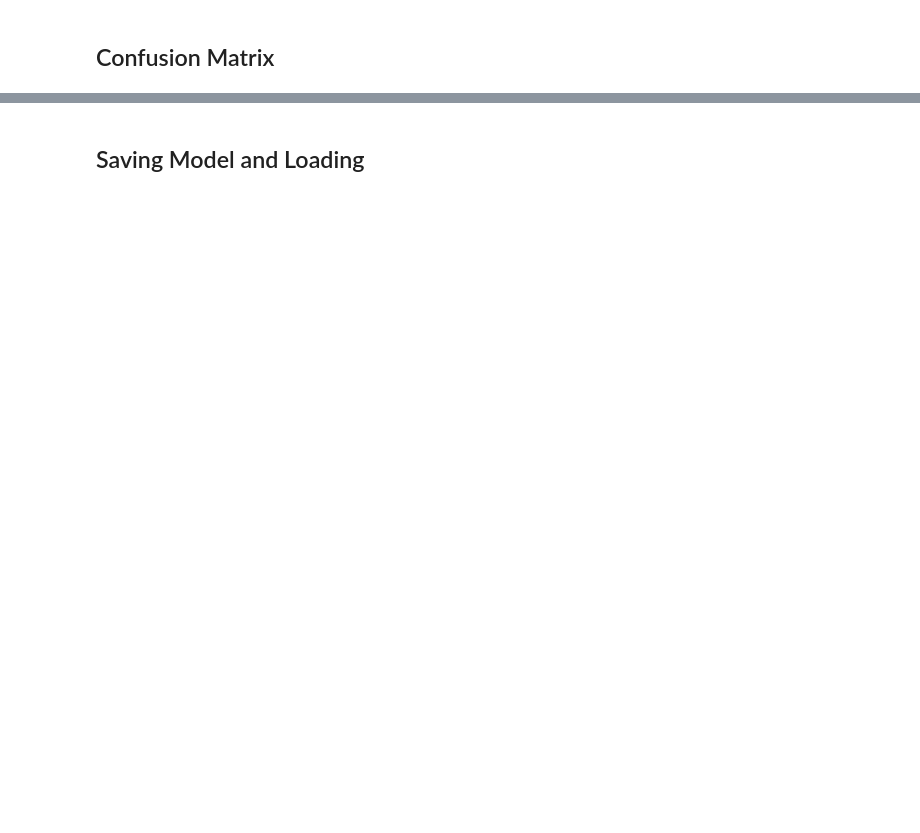
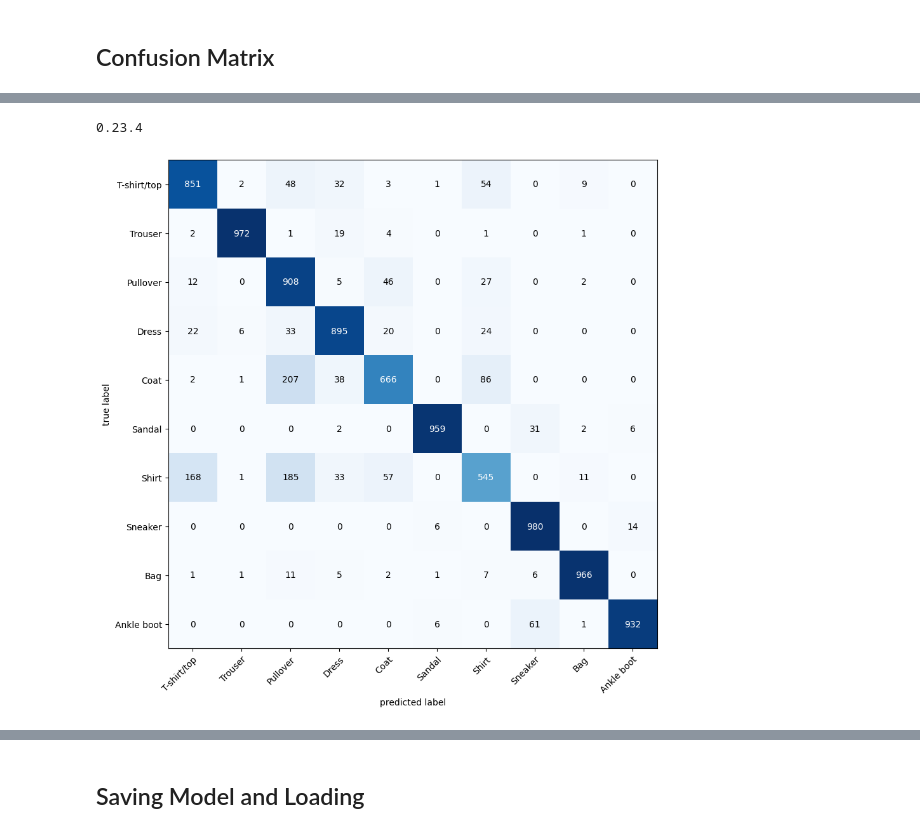
Before and after one commit to shushankai/pytroch-deep-learning, a Jupyter notebook: Lectures notebooks/CV_and_CNN.ipynb, the cells around one changed output, grey strips where cells are left out. Drawn from its saved outputs; the diff is of its cells as text; code cells hidden in the pictures; blank space fills up the shorter version.

```diff
--- a/Lectures notebooks/CV_and_CNN.ipynb
+++ b/Lectures notebooks/CV_and_CNN.ipynb
@@ -1521,2 +1518,16 @@ for i, sample in enumerate(test_sample):
 # %% [markdown]
 ## Confusion Matrix
+# %%
+def make_predictions(model, dataloader, device):
+    predictions_list = []
+    model.to(device)
+    with torch.inference_mode():
+        for X, y in tqdm(dataloader, desc="making predictions on the data ......"):
+            X, y = X.to(device), y.to(device)
+            logits = model(X)
+            preds = torch.softmax(logits,dim=1).argmax(1)
+            predictions_list.append(preds.cpu())
+    return predictions_list
+
+predictions = make_predictions(model = model_2, dataloader = test_dataloader, device=DEVICE)
+predictions = torch.cat(predictions)
@@ -1522,0 +1554,6 @@ for i, sample in enumerate(test_sample):
+# %%
+import mlxtend
+print(mlxtend.__version__)
+assert int(mlxtend.__version__.split(".")[1]) >= 19 # should be version 0.19.0 or higher
+# %% [output]
+0.23.4
@@ -1522,0 +1563,8 @@ for i, sample in enumerate(test_sample):
+# %%
+confusion_matrix = torchmetrics.ConfusionMatrix(task='multiclass', num_classes=10)
+
+result = confusion_matrix(predictions, test_data.targets)
+# %%
+fig , ax = plot_confusion_matrix(conf_mat=result.numpy(), class_names=classes, figsize=(10, 10) );
+# %% [output]
+[figure, added]
```
Also changed, not shown: parts of 18 cells of this notebook, 1 other file.
